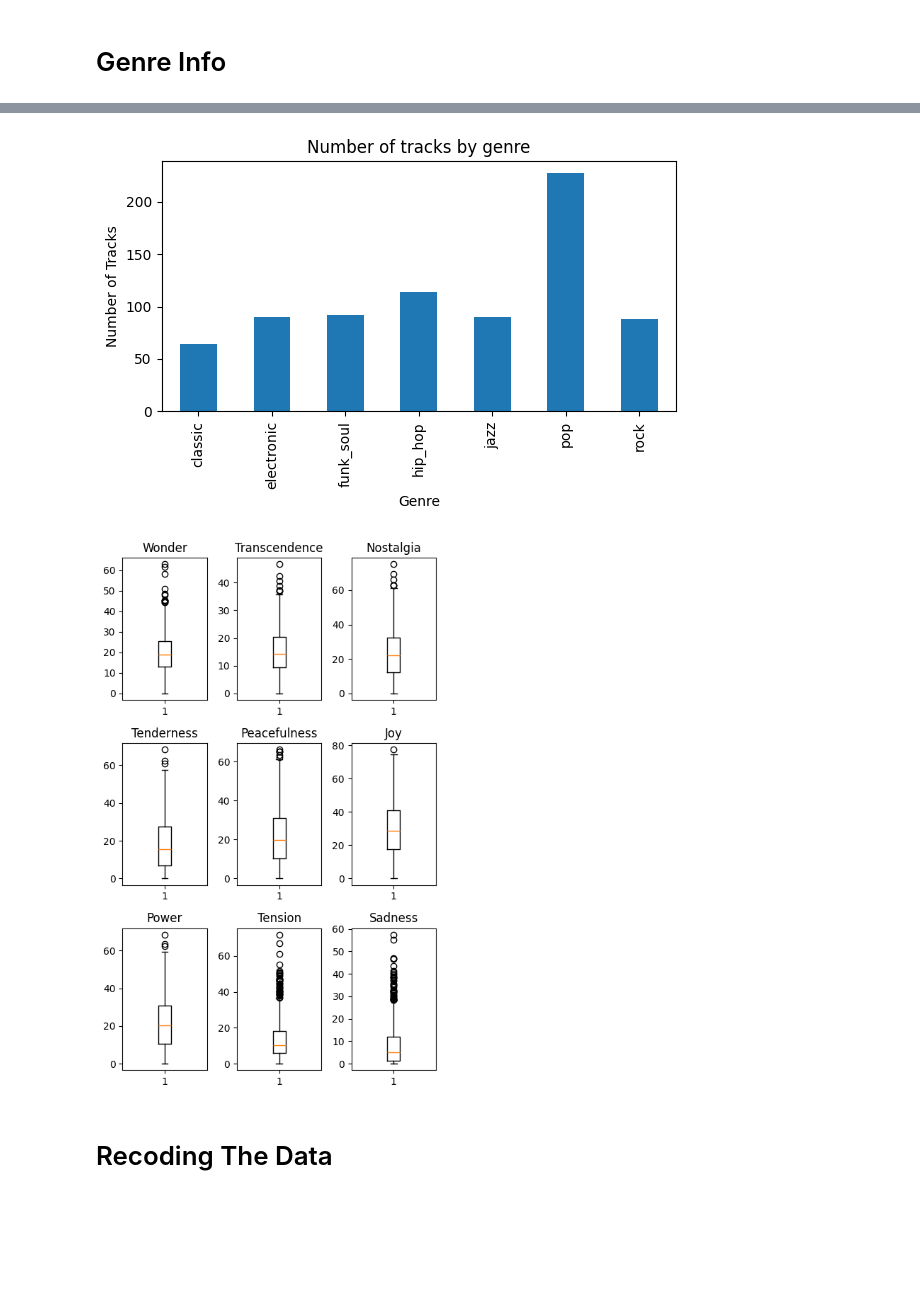
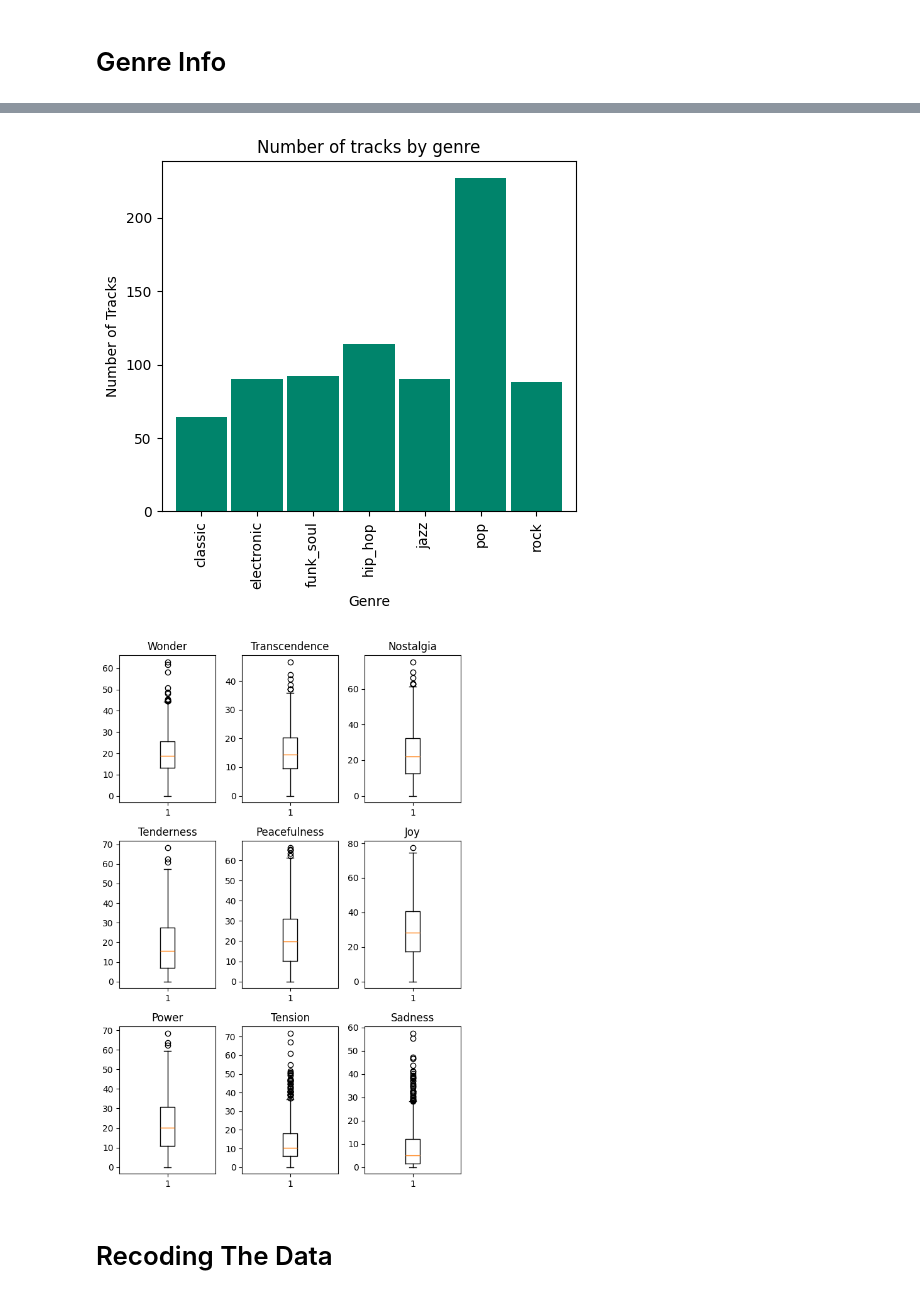
Before and after one commit to Squidez/MJF-GEMS-Annotations, a Jupyter notebook: data analysis.ipynb, the cells around one changed output, grey strips where cells are left out. Saved outputs shown, nothing was run; the diff lists cells and outputs as text; code cells hidden in the pictures; blank space fills up the shorter version.

```diff
--- a/data analysis.ipynb
+++ b/data analysis.ipynb
@@ -13,7 +13,7 @@ import os
 # %%
 df = pd.read_csv('emma_final.csv',
                  delimiter=',',
-                 encoding='cp1252',
+                 encoding='utf8',
                  na_values='NA')
 df.replace('', pd.NA, inplace=True)
 df.dropna(subset='Path', inplace = True)
@@ -132,35 +145,36 @@ df
 # %%
 counts = df["genre"].value_counts().sort_index()
 
 
-plt.figure(figsize=(6,4))
-counts.plot(kind="bar")
+plt.figure(figsize=(5,5))
+counts.plot(kind="bar",
+            width = 0.92,
+            color="#00846b")
 plt.title("Number of tracks by genre")
 plt.xlabel("Genre")
 plt.ylabel("Number of Tracks")
 plt.tight_layout()
 plt.show()
 # %% [output]
-[figure, old version]
+[figure, new version]
 # %%
 emotions_col = ['Wonder', 'Transcendence', 'Nostalgia',
                 'Tenderness', 'Peacefulness', 'Joy',
                 'Power','Tension','Sadness']
 
-fig, axs = plt.subplots(3, 3, figsize=(5, 8))
+fig, axs = plt.subplots(3, 3, figsize=(6, 9))
 axs = axs.flatten()
 
 for i, emo in enumerate(emotions_col):
 
     axs[i].boxplot(df[emo])
     axs[i].set_title(f"{emo}")
-    # axs[i].set_ylabel(emo)
-    # axs[i].set_ylim(1, 5)
+
 
 plt.tight_layout()
 plt.show()
 # %% [output]
-[figure, old version]
+[figure, new version]
 # %% [markdown]
 # Recoding The Data
 # %%
```
Also changed, not shown: parts of 14 cells of this notebook, 4 other files.
